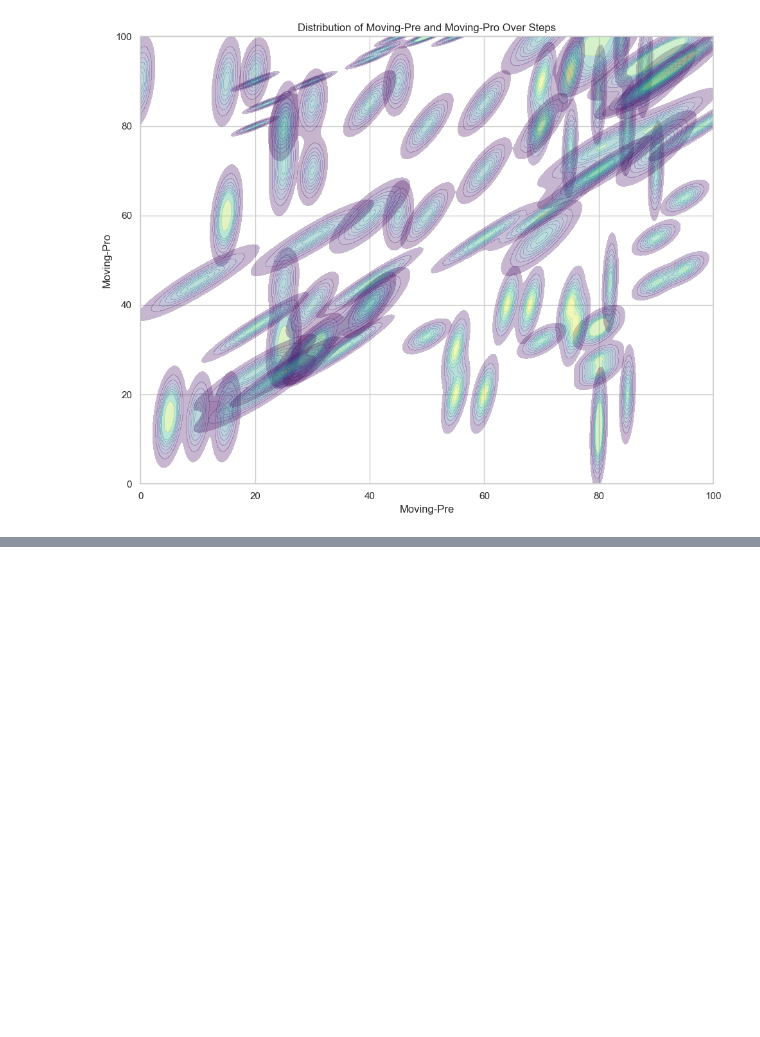
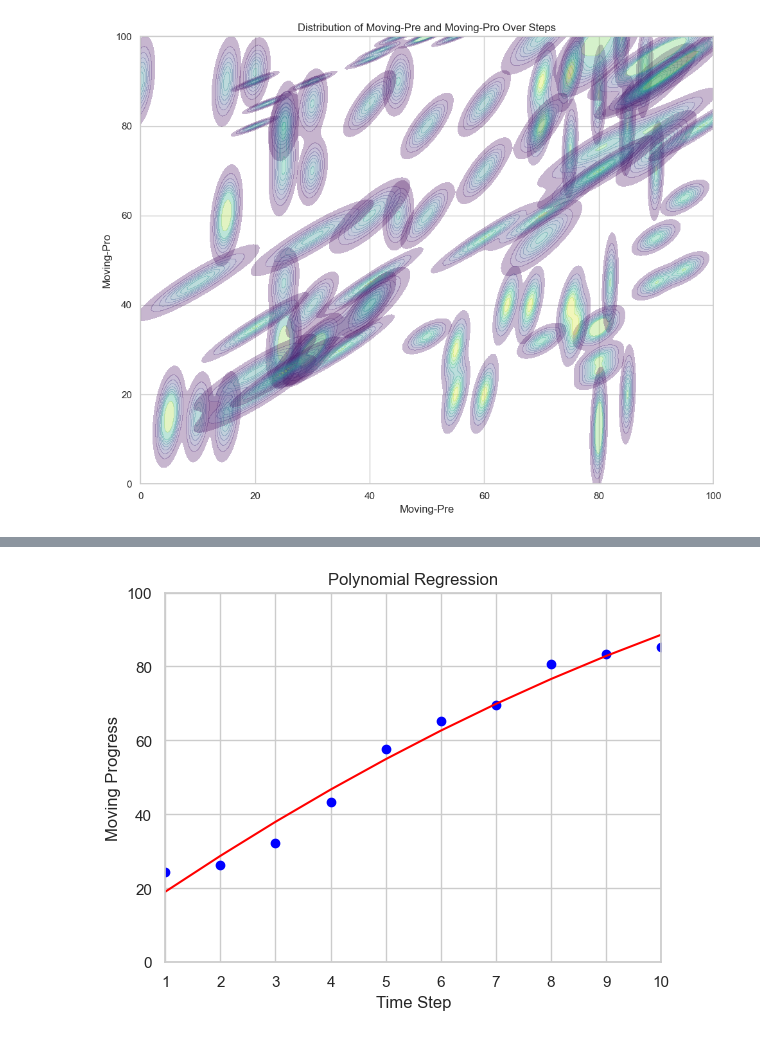
Before and after one commit to HangYu8123/Online_study_website, a Jupyter notebook: data/data_analysis.ipynb, the cells around one changed output, grey strips where cells are left out. Cells and saved outputs as stored; diff of their text form; code cells hidden in the pictures; blank space fills up the shorter version.

Commit message:
linear regression

```diff
--- a/data/data_analysis.ipynb
+++ b/data/data_analysis.ipynb
@@ -738,0 +760,27 @@ plt.show()
+# %%
+import numpy as np
+import matplotlib.pyplot as plt
+from sklearn.preprocessing import PolynomialFeatures
+from sklearn.linear_model import LinearRegression
+
+# Data
+time_step = np.array([i for i in range(1, 11)]).reshape(-1, 1)
+
+# Polynomial regression
+polynomial_features = PolynomialFeatures(degree=2)
+time_poly = polynomial_features.fit_transform(time_step)
+
+linear_regression = LinearRegression()
+linear_regression.fit(time_poly, moving_pro_mean)  # Using moving_pro_mean instead of moving_pro
+
+# Visualization
+plt.scatter(time_step, moving_pro_mean, color='blue')
+plt.plot(time_step, linear_regression.predict(time_poly), color='red')
+plt.xlabel('Time Step')
+plt.ylabel('Moving Progress')
+plt.xlim(1, 10)
+plt.ylim(0, 100)
+plt.title('Polynomial Regression')
+plt.show()
+# %% [output]
+[figure, added]
```
Also changed, not shown: parts of 15 cells of this notebook.
